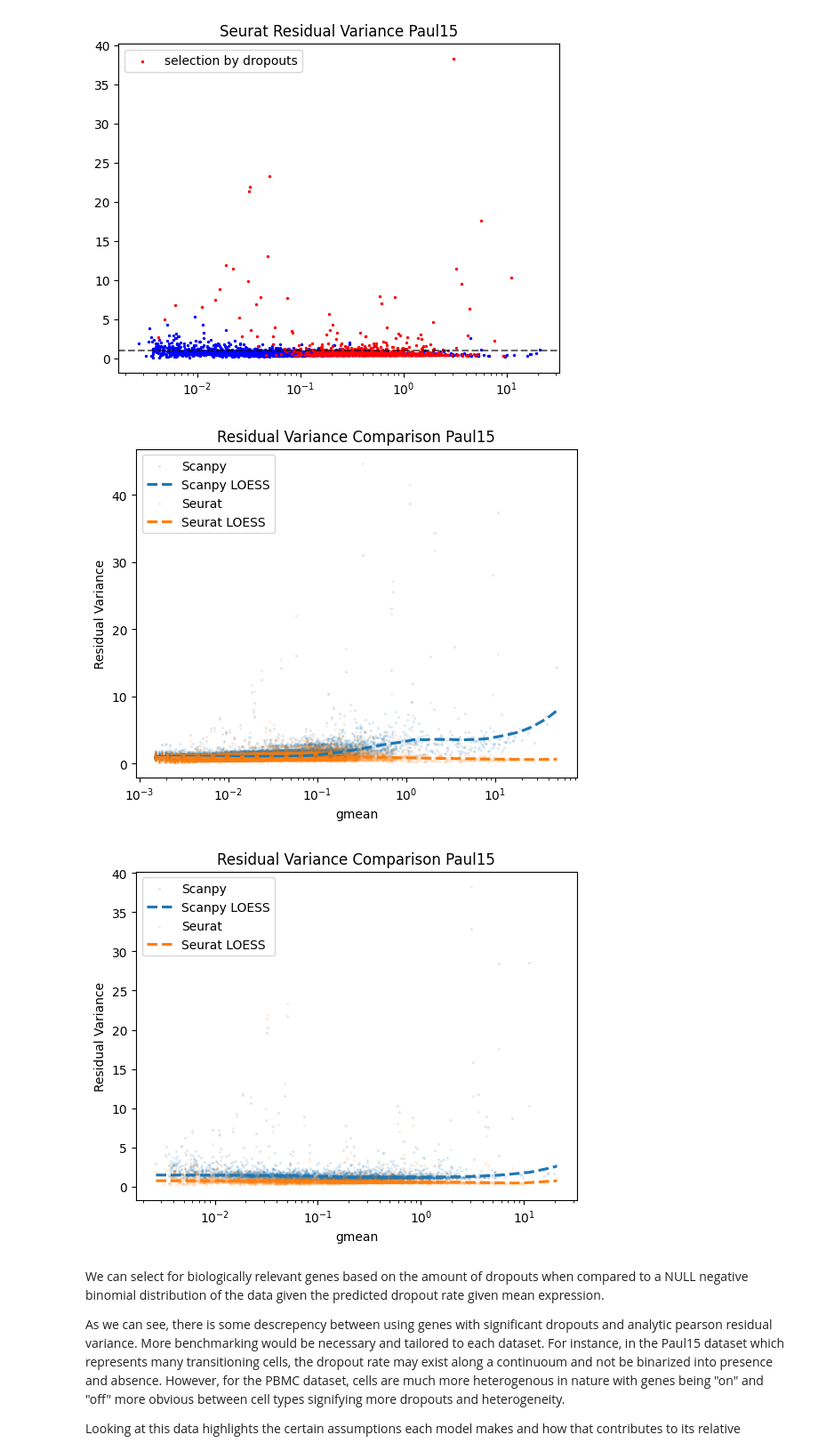
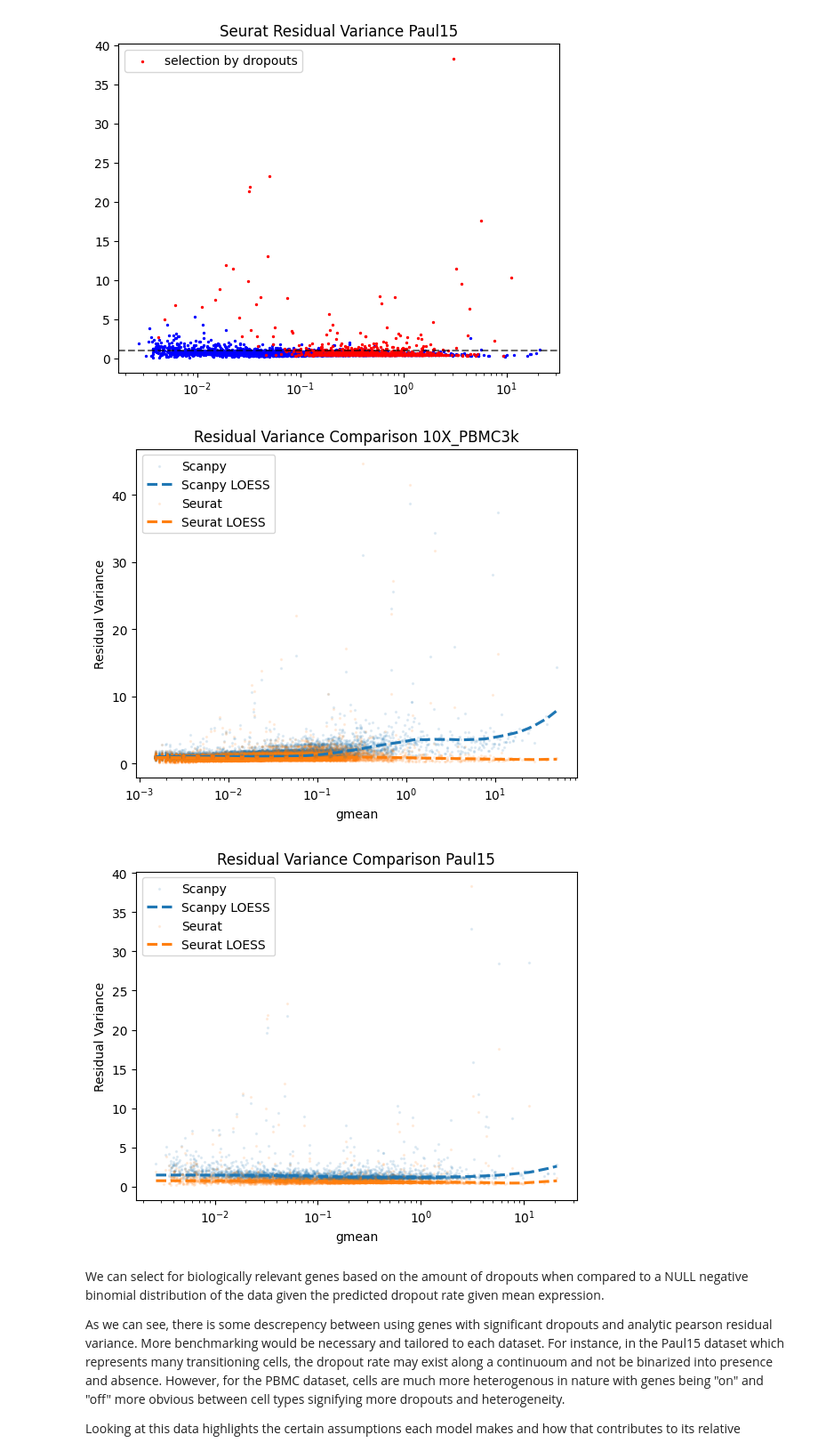
Before and after one commit to dfdeascanis/gene_selection_test, a Jupyter notebook: feature_selection_comparison.ipynb, the cells around one changed output. Shown at 89% size. Cells and saved outputs as stored; diff of their text form; code cells hidden in the pictures.

```diff
--- a/feature_selection_comparison.ipynb
+++ b/feature_selection_comparison.ipynb
@@ -376,15 +376,16 @@ for idx,adata in enumerate(datasets):
 [figure]
 # %%
 for idx,adata in enumerate(datasets):
+    dataset = datasets[idx].uns['dataset']
     sns.regplot(data=adata.var, x='gmean',y='scanpy_pr_var',lowess=True, scatter_kws={"s": 2, "alpha": 0.1}, line_kws= {"linestyle": "--"})
     sns.regplot(data=adata.var, x='gmean',y='seurat_pr_var',lowess=True, scatter_kws={"s": 2, "alpha": 0.1}, line_kws= {"linestyle": "--"})
     plt.xscale("log")
     plt.ylabel('Residual Variance')
     plt.title(r'Residual Variance Comparison ' + dataset)
     plt.legend(['Scanpy', 'Scanpy LOESS', 'Seurat', 'Seurat LOESS'])
     plt.show()
 # %% [output]
-[figure, old version]
+[figure, new version]
 [figure]
 # %% [markdown]
 We can select for biologically relevant genes based on the amount of dropouts when compared to a NULL negative binomial distribution of the data given the predicted dropout rate given mean expression.
```
